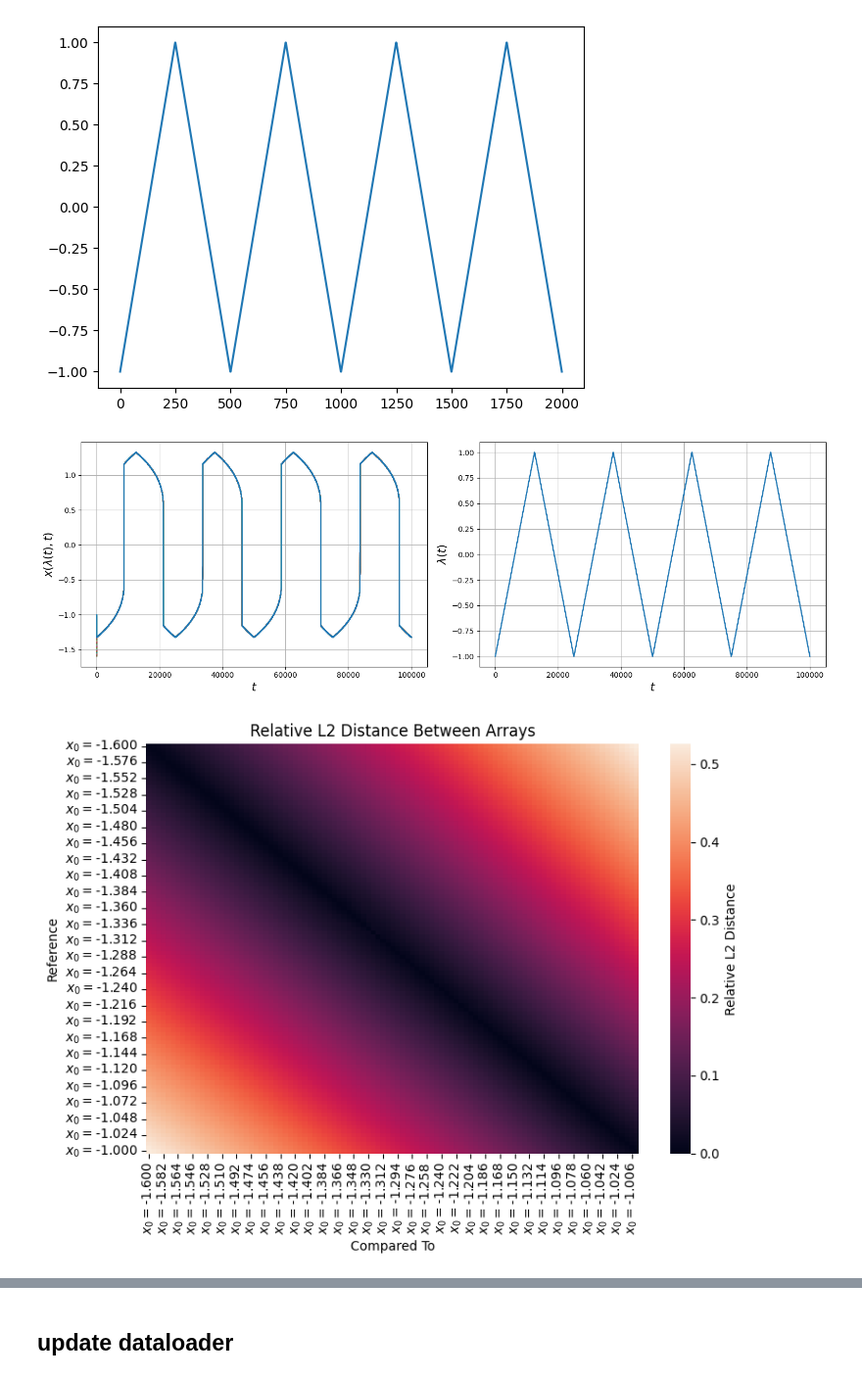
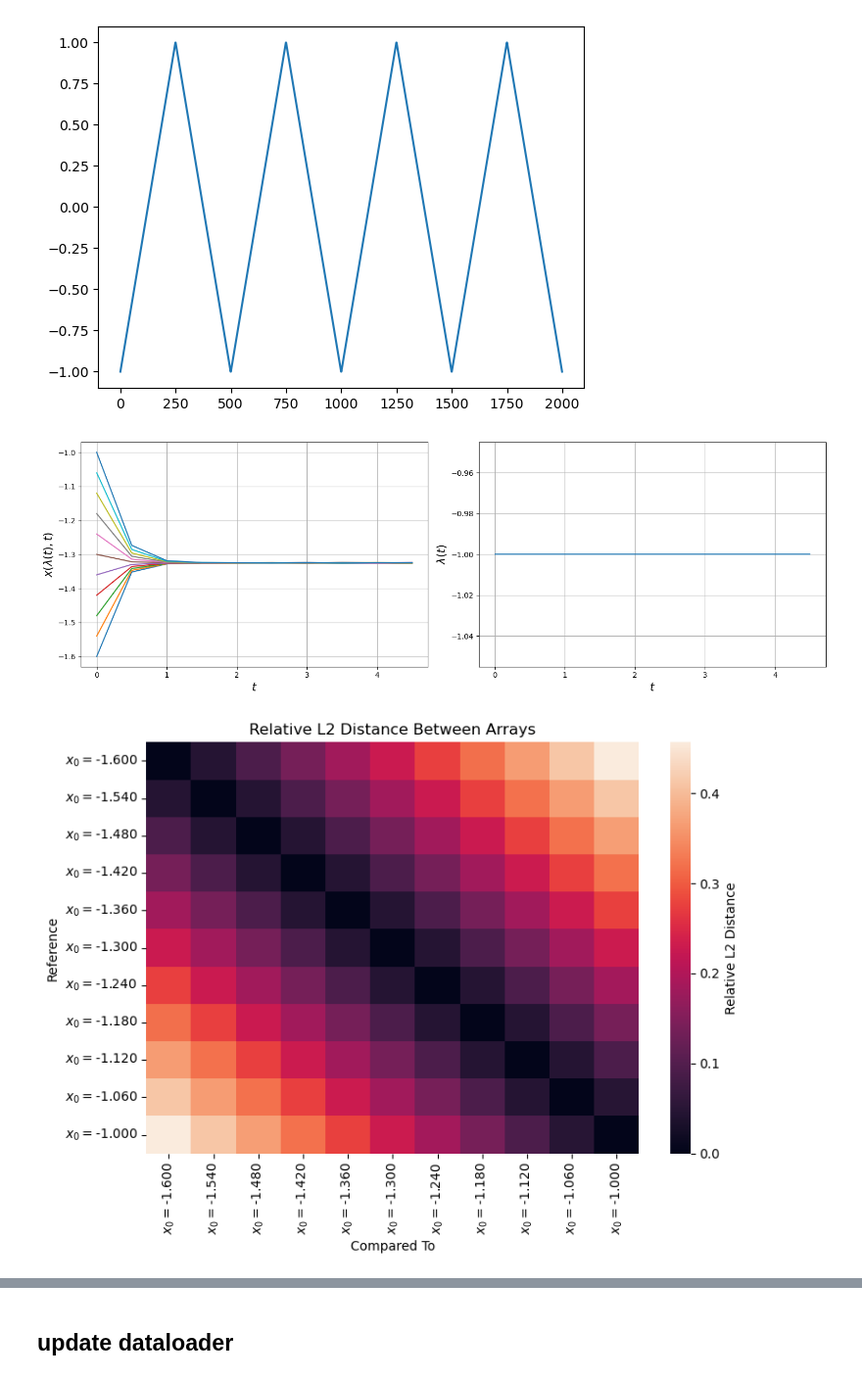
Before and after one commit to MalachiteWind/stable_node_control, a Jupyter notebook: notebooks/transient_data/transient_features.ipynb, the cells around one changed output, grey strips where cells are left out. Shown at 98% size. Drawn from its saved outputs; the diff is of its cells as text; code cells hidden in the pictures.

```diff
--- a/notebooks/transient_data/transient_features.ipynb
+++ b/notebooks/transient_data/transient_features.ipynb
@@ -18,7 +18,7 @@ def simulate_steady_state(
     t_eval: Optional[np.ndarray] = None,
     show_progress: bool = True,
     device:str = 'cpu'
-)-> Tuple[np.ndarray, np.ndarray, np.ndarray]:
+)-> Tuple[torch.Tensor, torch.Tensor, torch.Tensor]:
     """
     lam_values: control params
     x0: initial state observation
@@ -79,15 +79,16 @@ plt.plot(lam)
 [<matplotlib.lines.Line2D at 0x...>]
 [figure]
 # %%
-t_eval = np.linspace(0,50,301)
+t_eval = np.linspace(0,50,101)
 # t_eval = None
-x0s = np.linspace(-1.6, -1., 101)
+x0s = np.linspace(-1.6, -1., 11)
 Xs = []
 for x0 in tqdm(x0s):
     Xi, lams, T = simulate_steady_state(lam, x0, t_span=[0,50], t_eval=t_eval, show_progress=False)
     Xs.append(Xi)
+Xs = torch.cat(Xs)
 # %%
-cutoff = -1
+cutoff = 10
 fig, (ax1,ax2) = plt.subplots(1,2, figsize = (15,5))
 for idx, x0 in enumerate(tqdm(x0s)):
     ax1.plot(T[:cutoff], Xs[idx][0, :cutoff], label=rf"$x_0$ = {x0:.3f}")
@@ -102,26 +103,26 @@ ax2.set_xlabel(r"$t$", size=15)
 ax2.set_ylabel(r"$\lambda(t)$",size=15)
 plt.tight_layout()
 # plt.savefig(f"x0_pertubations_{len(x0s)}.png")
-plt.savefig(f"x0_pertubations_{len(x0s)}.png")
+# plt.savefig(f"x0_pertubations_{len(x0s)}.png")
 plt.show()
 # %% [output]
-[figure, old version]
+[figure, new version]
 # %%
 l2_rel_err = lambda x,y: np.linalg.norm(x-y) / np.var(x)
 names = [rf"$x_0=${x0:.3f}" for x0 in x0s]
-series = pd.Series(Xs, index =names)
+series = pd.Series(list(xi.numpy() for xi in Xs), index =names)
 dist_df = pd.DataFrame(index=names, columns=names, dtype=float)
 for i in tqdm(names):
     for j in names:
         dist_df.loc[i,j] = l2_rel_err(series[i], series[j])
 
 fig, ax = plt.subplots(1,1, figsize = (8,6))
 sns.heatmap(dist_df, annot=False, fmt=".4f", cmap="rocket", cbar_kws={'label': 'Relative L2 Distance'})
 plt.title("Relative L2 Distance Between Arrays")
 plt.xlabel("Compared To")
 plt.ylabel("Reference")
 plt.tight_layout()
-plt.savefig(f"l2_err_heatmap_x0_perturbations_{len(x0s)}_var.png")
+# plt.savefig(f"l2_err_heatmap_x0_perturbations_{len(x0s)}_var.png")
 plt.show()
 # %% [output]
-[figure, old version]
+[figure, new version]
```
Also changed, not shown: parts of 24 cells of this notebook, 1 other file.
